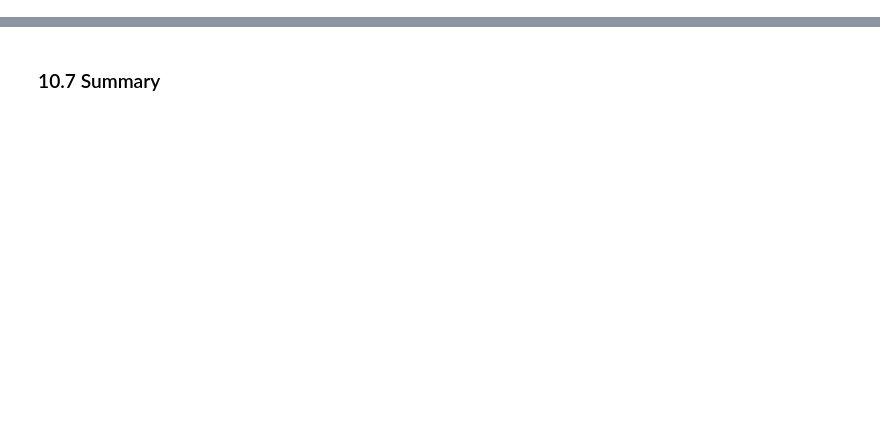
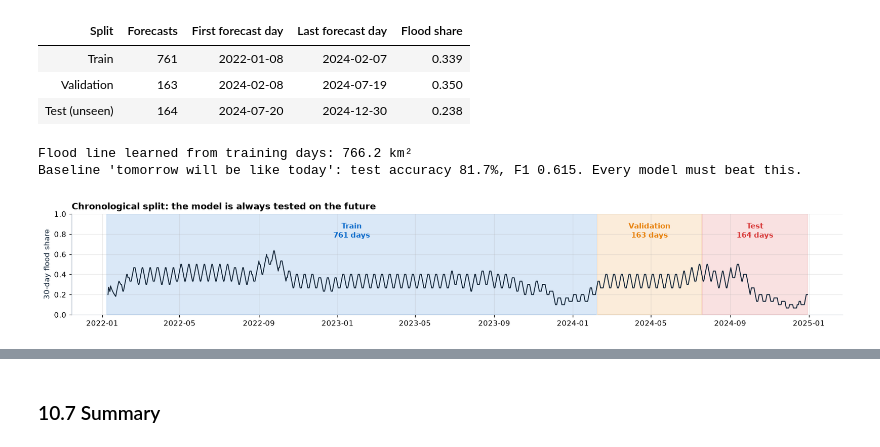
Before and after one commit to Stavan1234/FloodSense, a Jupyter notebook: CIL_Practicals_4_to_10_FloodSense.ipynb, the cells around one changed output, grey strips where cells are left out. Cells and saved outputs as stored; diff of their text form; code cells hidden in the pictures; blank space fills up the shorter version.

```diff
--- a/CIL_Practicals_4_to_10_FloodSense.ipynb
+++ b/CIL_Practicals_4_to_10_FloodSense.ipynb
@@ -1552,0 +314,39 @@ Saved 30 files (figures, tables, model) → FloodSense_Practicals_4_to_10_output
+# %%
+WINDOW = 7
+TARGET_IDX = np.arange(WINDOW - 1, len(df) - 1)                 # window ends on t; we predict t + 1
+n = len(TARGET_IDX); TRAIN_END, VAL_END = int(0.70 * n), int(0.85 * n)
+idx_train, idx_val, idx_test = TARGET_IDX[:TRAIN_END], TARGET_IDX[TRAIN_END:VAL_END], TARGET_IDX[VAL_END:]
+flood = df[TARGET].to_numpy()
+y_train, y_val, y_test = flood[idx_train + 1], flood[idx_val + 1], flood[idx_test + 1]
+dates_test = df["date"].iloc[idx_test + 1].reset_index(drop=True)      # the day being forecast
+
+train_rows = df.iloc[: idx_train[-1] + 1]
+FLOOD_LINE = float((train_rows.loc[train_rows[TARGET] == 0, "water_area_km2"].max()
+                    + train_rows.loc[train_rows[TARGET] == 1, "water_area_km2"].min()) / 2)
+split = pd.DataFrame([[name, len(ix), df["date"].iloc[ix[0] + 1].date(), df["date"].iloc[ix[-1] + 1].date(), flood[ix + 1].mean()]
+                      for name, ix in [("Train", idx_train), ("Validation", idx_val), ("Test (unseen)", idx_test)]],
+                     columns=["Split", "Forecasts", "First forecast day", "Last forecast day", "Flood share"])
+display(table(split).hide(axis="index"))
+print(f"Flood line learned from training days: {FLOOD_LINE:.1f} km²")
+
+persist = (df["water_area_km2"].to_numpy()[idx_test] >= FLOOD_LINE).astype(int)       # "tomorrow = today"
+print(f"Baseline 'tomorrow will be like today': test accuracy {accuracy_score(y_test, persist):.1%}, "
+      f"F1 {f1_score(y_test, persist):.3f}. Every model must beat this.")
+
+fig, ax = plt.subplots(figsize=(15, 2.6))
+roll = df.set_index("date")[TARGET].rolling("30D", min_periods=10).mean()
+ax.plot(roll.index, roll.values, color=C["ink"], lw=1.2)
+for (name, ix), color in zip([("Train", idx_train), ("Validation", idx_val), ("Test", idx_test)], [C["blue"], C["orange"], C["red"]]):
+    a, b = df["date"].iloc[ix[0] + 1], df["date"].iloc[ix[-1] + 1]
+    ax.axvspan(a, b, color=color, alpha=0.15)
+    ax.text(a + (b - a) / 2, 0.92, f"{name}\n{len(ix)} days", ha="center", va="top", color=color, fontweight="bold")
+ax.set_ylim(0, 1); ax.set_ylabel("30-day flood share"); ax.set_title("Chronological split: the model is always tested on the future")
+fig.tight_layout(); save(fig, "task5_split"); plt.show()
+# %% [output]
+| Split | Forecasts | First forecast day | Last forecast day | Flood share |
+| Train | 761 | 2022-01-08 | 2024-02-07 | 0.339 |
+| Validation | 163 | 2024-02-08 | 2024-07-19 | 0.350 |
+| Test (unseen) | 164 | 2024-07-20 | 2024-12-30 | 0.238 |
+Flood line learned from training days: 766.2 km²
+Baseline 'tomorrow will be like today': test accuracy 81.7%, F1 0.615. Every model must beat this.
+[figure, added]
```
Also changed, not shown: parts of 141 cells of this notebook, 32 other files.
